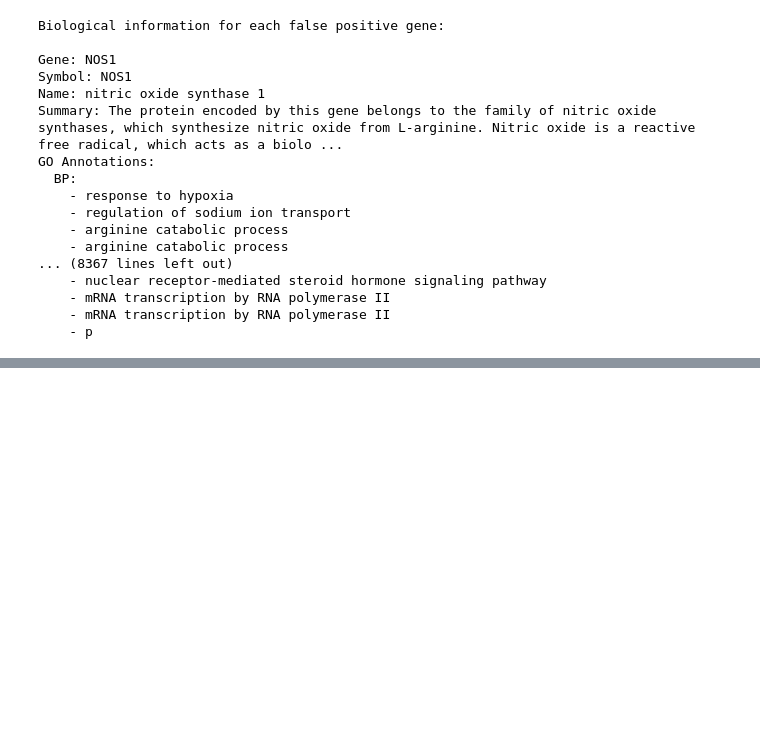
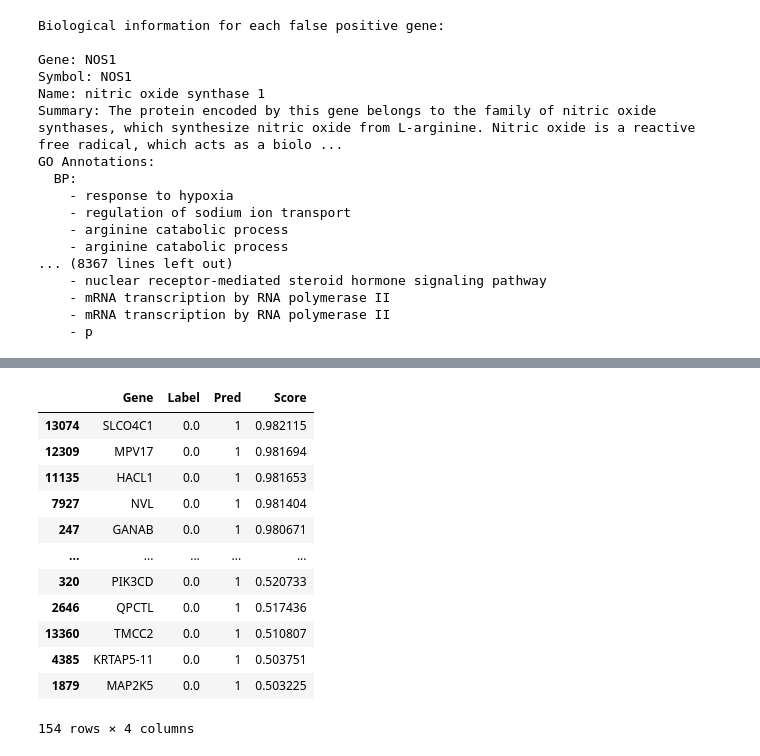
Before and after one commit to martina-occhetta/MORGaN, a Jupyter notebook: notebooks/05_bio_analysis.ipynb, the cells around one changed output, grey strips where cells are left out. Cells and saved outputs as stored; diff of their text form; code cells hidden in the pictures; blank space fills up the shorter version.

```diff
--- a/notebooks/05_bio_analysis.ipynb
+++ b/notebooks/05_bio_analysis.ipynb
@@ -118,0 +135,2 @@ print(enrichment_results.head(10))  # display the top 10 enriched terms
+# %%
+df.sort_values(by='Score', ascending=False, inplace=True)
@@ -118,0 +139,18 @@ print(enrichment_results.head(10))  # display the top 10 enriched terms
+# %%
+fp_df = df[(df['Label'] == 0) & (df['Pred'] == 1)]
+# %%
+fp_df.iloc[800:]
+# %% [output]
+|  | Gene | Label | Pred | Score |
+| 13074 | SLCO4C1 | 0.0 | 1 | 0.982115 |
+| 12309 | MPV17 | 0.0 | 1 | 0.981694 |
+| 11135 | HACL1 | 0.0 | 1 | 0.981653 |
+| 7927 | NVL | 0.0 | 1 | 0.981404 |
+| 247 | GANAB | 0.0 | 1 | 0.980671 |
+| ... | ... | ... | ... | ... |
+| 320 | PIK3CD | 0.0 | 1 | 0.520733 |
+| 2646 | QPCTL | 0.0 | 1 | 0.517436 |
+| 13360 | TMCC2 | 0.0 | 1 | 0.510807 |
+| 4385 | KRTAP5-11 | 0.0 | 1 | 0.503751 |
+| 1879 | MAP2K5 | 0.0 | 1 | 0.503225 |
+154 rows × 4 columns
```
Also changed, not shown: parts of 3 cells of this notebook, 5 other files.
